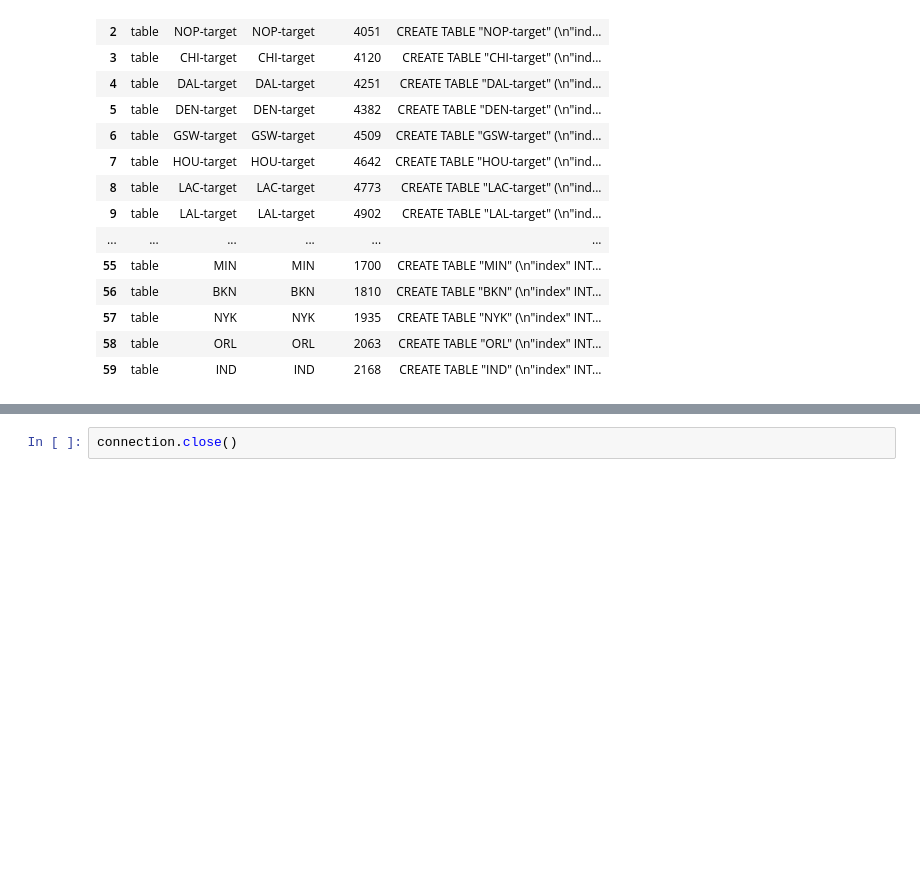
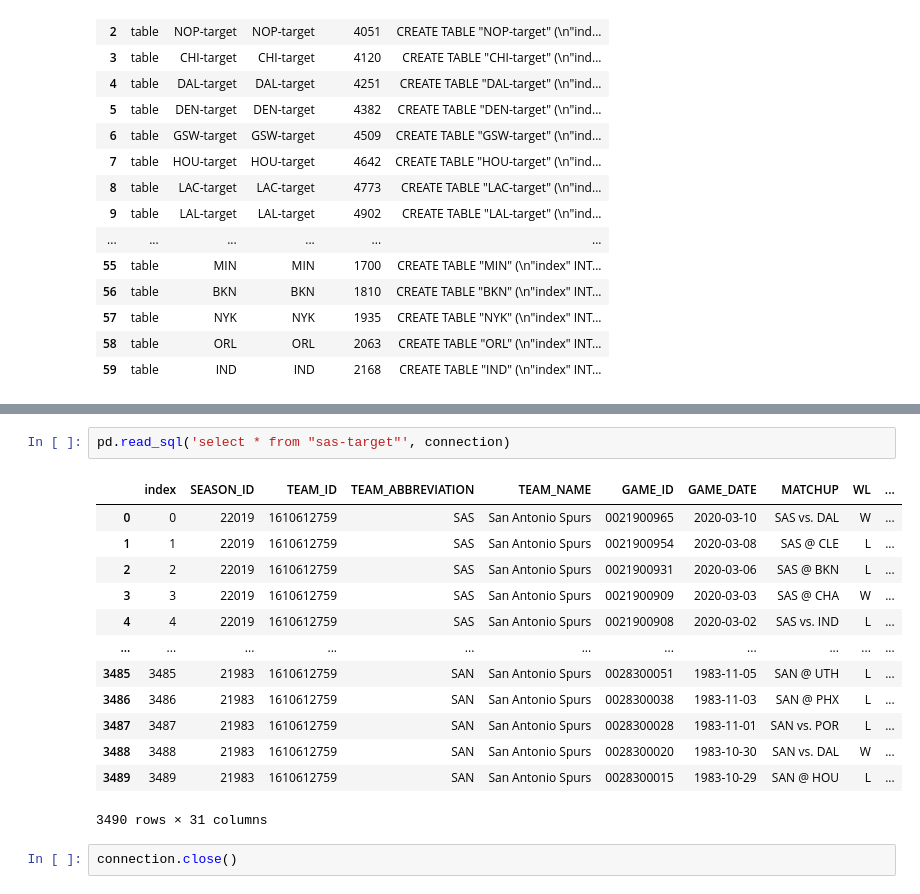
Before and after one commit to rittik97/NBA, a Jupyter notebook: get_data.ipynb, the cells around one changed output, grey strips where cells are left out. Drawn from its saved outputs; the diff is of its cells as text; blank space fills up the shorter version.

```diff
--- a/get_data.ipynb
+++ b/get_data.ipynb
@@ -65,2 +79,18 @@ Index(['index', 'SEASON_ID', 'TEAM_ID', 'TEAM_ABBREVIATION', 'TEAM_NAME',
+# %%
+pd.read_sql('select * from "sas-target"', connection)
+# %% [output]
+|  | index | SEASON_ID | TEAM_ID | TEAM_ABBREVIATION | TEAM_NAME | GAME_ID | GAME_DATE | MATCHUP | WL | ... |
+| 0 | 0 | 22019 | 1610612759 | SAS | San Antonio Spurs | 0021900965 | 2020-03-10 | SAS vs. DAL | W | ... |
+| 1 | 1 | 22019 | 1610612759 | SAS | San Antonio Spurs | 0021900954 | 2020-03-08 | SAS @ CLE | L | ... |
+| 2 | 2 | 22019 | 1610612759 | SAS | San Antonio Spurs | 0021900931 | 2020-03-06 | SAS @ BKN | L | ... |
+| 3 | 3 | 22019 | 1610612759 | SAS | San Antonio Spurs | 0021900909 | 2020-03-03 | SAS @ CHA | W | ... |
+| 4 | 4 | 22019 | 1610612759 | SAS | San Antonio Spurs | 0021900908 | 2020-03-02 | SAS vs. IND | L | ... |
+| ... | ... | ... | ... | ... | ... | ... | ... | ... | ... | ... |
+| 3485 | 3485 | 21983 | 1610612759 | SAN | San Antonio Spurs | 0028300051 | 1983-11-05 | SAN @ UTH | L | ... |
+| 3486 | 3486 | 21983 | 1610612759 | SAN | San Antonio Spurs | 0028300038 | 1983-11-03 | SAN @ PHX | L | ... |
+| 3487 | 3487 | 21983 | 1610612759 | SAN | San Antonio Spurs | 0028300028 | 1983-11-01 | SAN vs. POR | L | ... |
+| 3488 | 3488 | 21983 | 1610612759 | SAN | San Antonio Spurs | 0028300020 | 1983-10-30 | SAN vs. DAL | W | ... |
+| 3489 | 3489 | 21983 | 1610612759 | SAN | San Antonio Spurs | 0028300015 | 1983-10-29 | SAN @ HOU | L | ... |
+3490 rows × 31 columns
 # %%
 connection.close()
```
Also changed, not shown: parts of 4 cells of this notebook, 2 other files.
